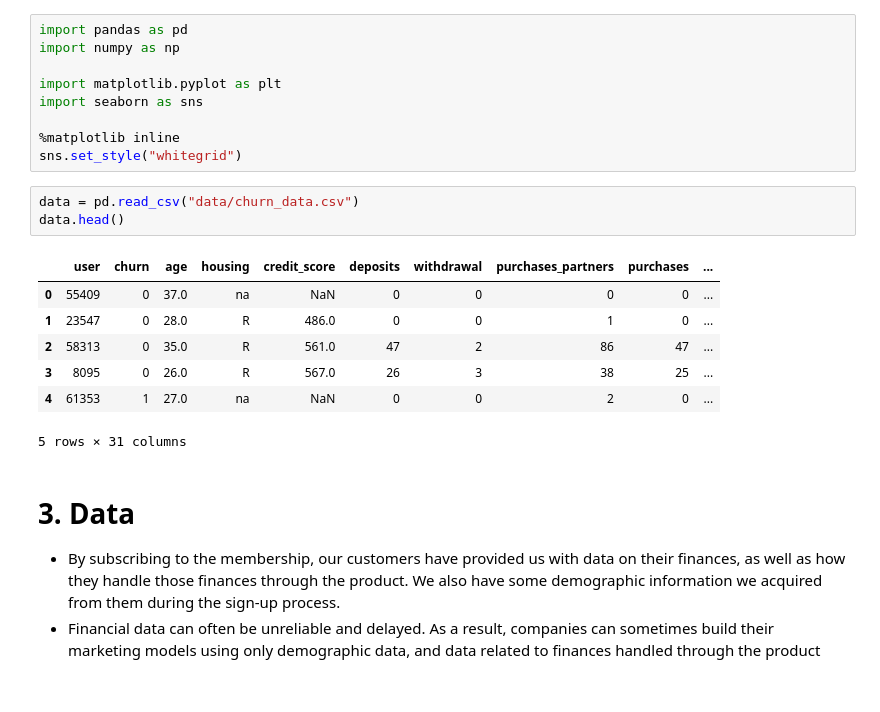
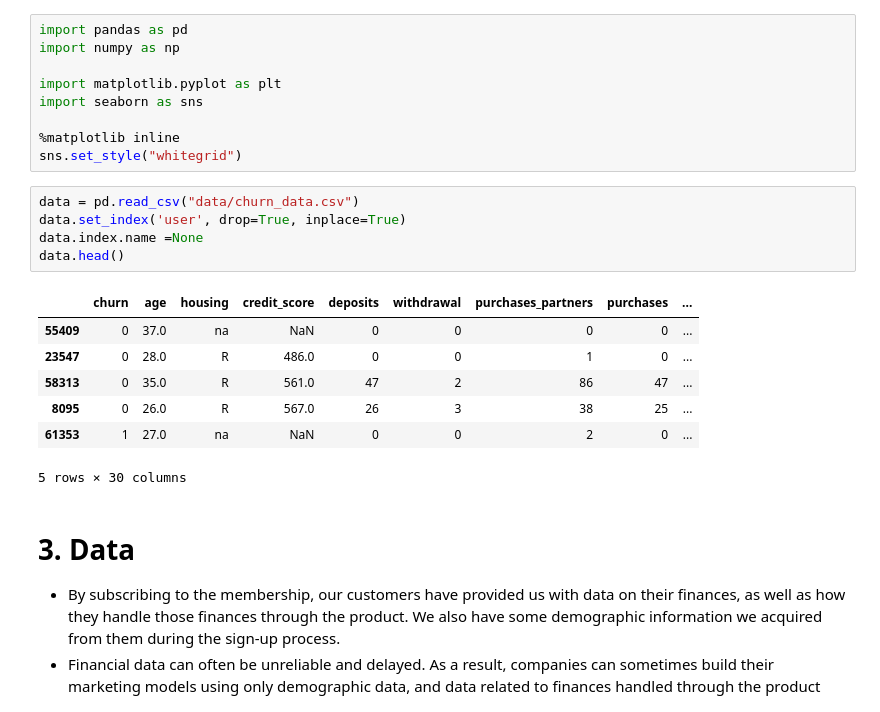
Before and after one commit to fares-ds/Minimizing-Churn-Rate-Through-Analysis-of-Financial-Habits, a Jupyter notebook: Minimizing Churn Rate Through Analysis of Financial Habits.ipynb, the cells around one changed output. Cells and saved outputs as stored; diff of their text form.

```diff
--- a/Minimizing Churn Rate Through Analysis of Financial Habits.ipynb
+++ b/Minimizing Churn Rate Through Analysis of Financial Habits.ipynb
@@ -37,15 +37,17 @@ import seaborn as sns
 sns.set_style("whitegrid")
 # %%
 data = pd.read_csv("data/churn_data.csv")
+data.set_index('user', drop=True, inplace=True)
+data.index.name =None
 data.head()
 # %% [output]
-|  | user | churn | age | housing | credit_score | deposits | withdrawal | purchases_partners | purchases | ... |
-| 0 | 55409 | 0 | 37.0 | na | NaN | 0 | 0 | 0 | 0 | ... |
-| 1 | 23547 | 0 | 28.0 | R | 486.0 | 0 | 0 | 1 | 0 | ... |
-| 2 | 58313 | 0 | 35.0 | R | 561.0 | 47 | 2 | 86 | 47 | ... |
-| 3 | 8095 | 0 | 26.0 | R | 567.0 | 26 | 3 | 38 | 25 | ... |
-| 4 | 61353 | 1 | 27.0 | na | NaN | 0 | 0 | 2 | 0 | ... |
+|  | churn | age | housing | credit_score | deposits | withdrawal | purchases_partners | purchases | ... |
+| 55409 | 0 | 37.0 | na | NaN | 0 | 0 | 0 | 0 | ... |
+| 23547 | 0 | 28.0 | R | 486.0 | 0 | 0 | 1 | 0 | ... |
+| 58313 | 0 | 35.0 | R | 561.0 | 47 | 2 | 86 | 47 | ... |
+| 8095 | 0 | 26.0 | R | 567.0 | 26 | 3 | 38 | 25 | ... |
+| 61353 | 1 | 27.0 | na | NaN | 0 | 0 | 2 | 0 | ... |
-5 rows × 31 columns
+5 rows × 30 columns
 # %% [markdown]
 # 3. Data
 
```
Also changed, not shown: parts of 34 cells of this notebook.
